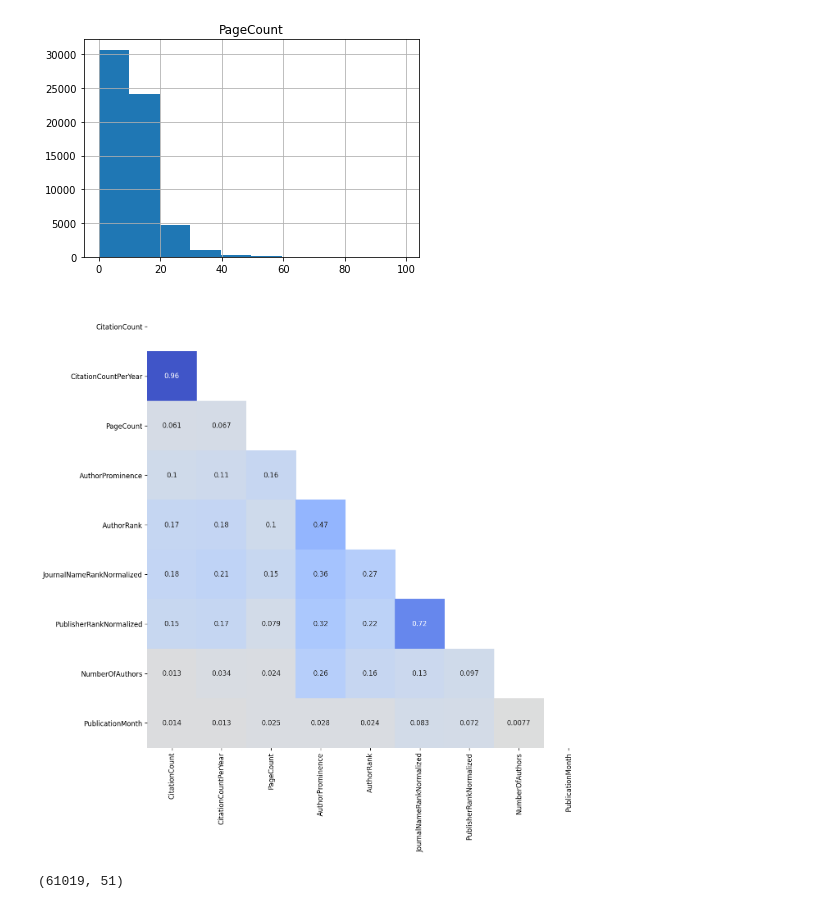
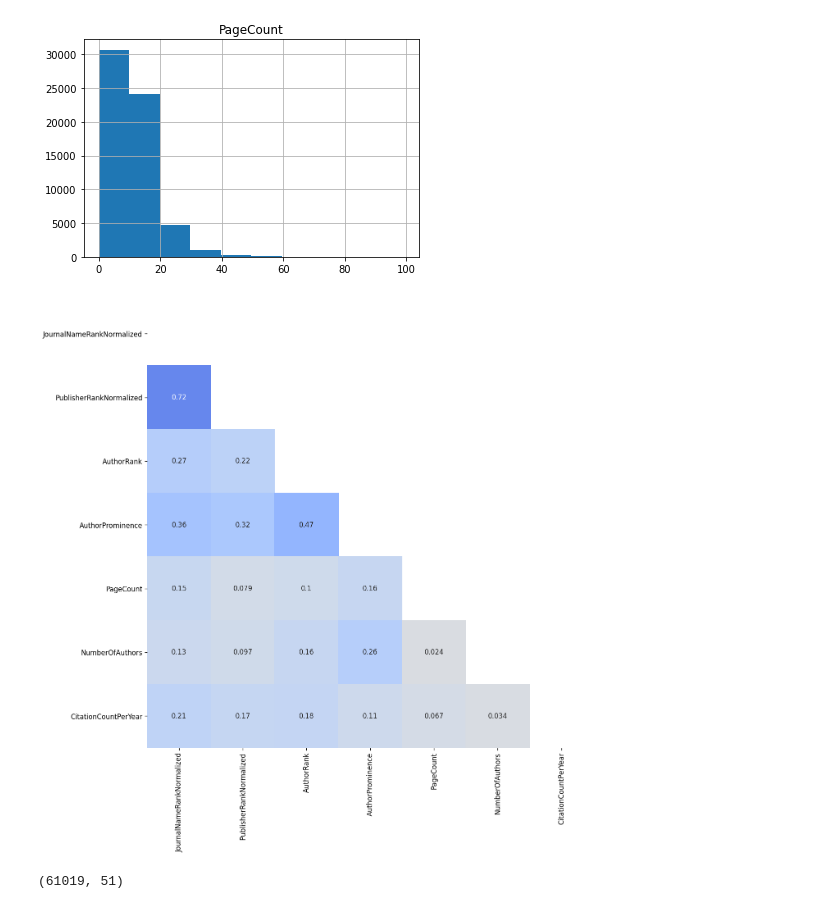
Before and after one commit to anton164/predicting-citation-counts, a Jupyter notebook: notebooks/compile_dataset.ipynb, the cells around one changed output. Drawn from its saved outputs; the diff is of its cells as text; code cells hidden in the pictures.

```diff
--- a/notebooks/compile_dataset.ipynb
+++ b/notebooks/compile_dataset.ipynb
@@ -221,22 +221,22 @@ def correlation(df, columns=None, plot=True):
 # %%
 
 correlation(df, columns=[
-    "CitationCount",
-    "CitationCountPerYear",
-    "PageCount",
-    "AuthorProminence",
-    "AuthorRank",
+    #"CitationCount",
     "JournalNameRankNormalized",
     "PublisherRankNormalized",
+    "AuthorRank",
+    "AuthorProminence",
+    "PageCount",
     "NumberOfAuthors",
-    "PublicationMonth",
+    "CitationCountPerYear",
+    #"PublicationMonth",
     #"YearsSincePublication",
     #"JournalNameRank",
     #"PublisherRank",
     #"Rank"
 ])
 # %% [output]
-[figure, old version]
+[figure, new version]
 # %%
 filename = "../saved/final_dataset_cs_papers_last_20_v2.csv"
 df.to_csv(filename, index_label="PaperId")
```
Also changed, not shown: parts of 2 cells of this notebook.
